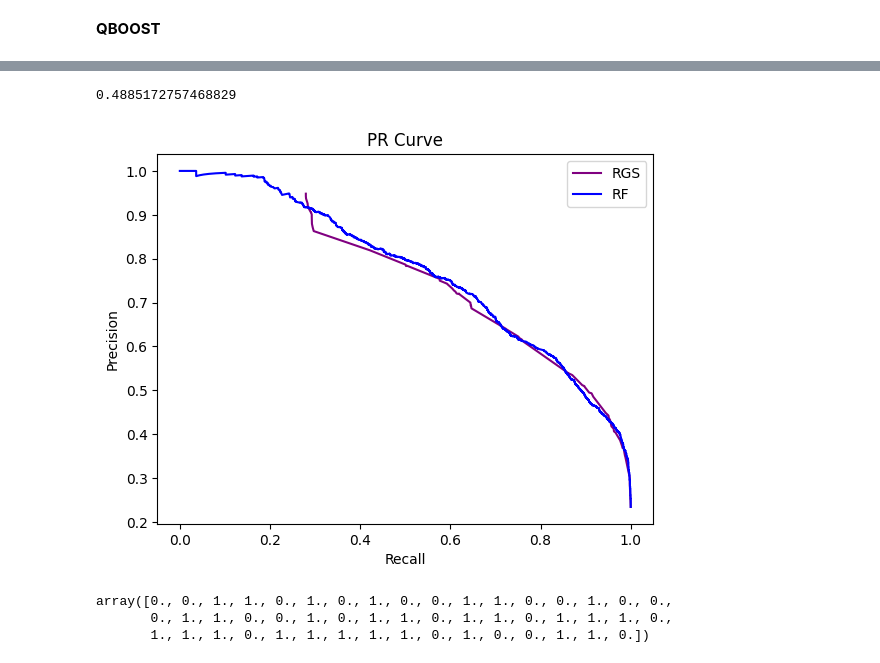
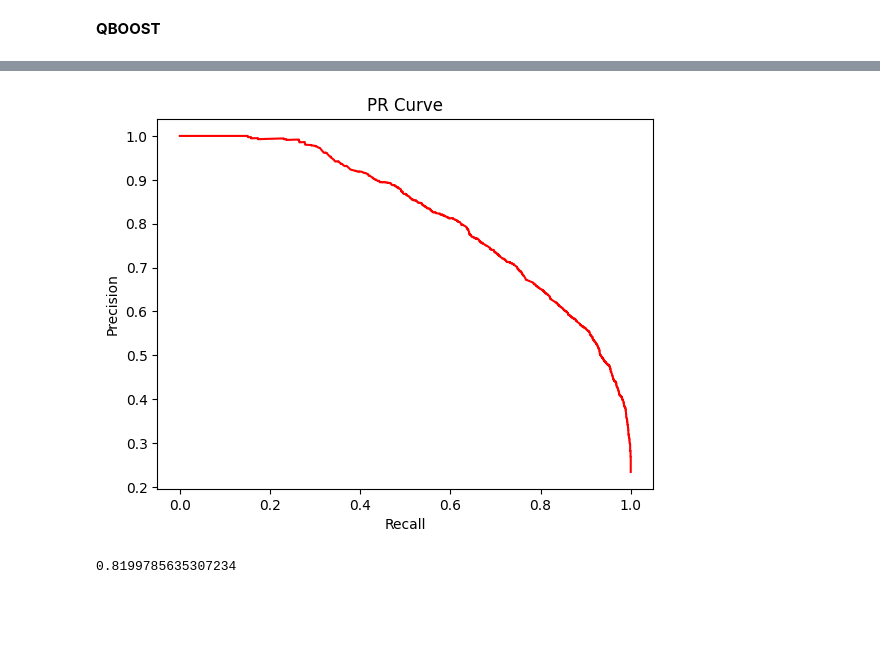
Before and after one commit to VZjunyang/SG_Code, a Jupyter notebook: RGS.ipynb, the cells around one changed output, grey strips where cells are left out. Drawn from its saved outputs; the diff is of its cells as text; code cells hidden in the pictures; blank space fills up the shorter version.

```diff
--- a/RGS.ipynb
+++ b/RGS.ipynb
@@ -342,0 +444,13 @@ KeyboardInterrupt:
+# %%
+# XGBoost
+
+dtrain = xgb.DMatrix(x_train, label=y_train)
+dtest = xgb.DMatrix(x_test, label=y_test)
+
+param = {'max_depth': 5, 'eta': 1, 'objective': 'binary:logistic'}
+param['nthread'] = 4
+param['eval_metric'] = 'auc'
+evallist = [(dtrain, 'train'), (dtest, 'eval')]
+# %%
+num_round = 10
+bst = xgb.train(param, dtrain, num_round, evallist)
@@ -343,5 +468,7 @@ KeyboardInterrupt:
 # %%
-y_pred = PredictRGS(L,w,x_test)
+y_score = bst.predict(dtest)
+y_pred = np.where(y_score > 0.5, 1, 0)
+
 cm = confusion_matrix(y_test, y_pred)
 sns.heatmap(cm, annot=True, cmap="Blues", fmt="d")
 # %% [output]
@@ -382,17 +477,15 @@ plt.show()
-# %%
-# AUC
-auc(rec, preci)
-# %% [output]
-0.4885172757468829
 # %%
-# Plotting PR curves of the RF and the RGS
+# PR Curve
+
+precision, recall, thresholds = precision_recall_curve(y_test, y_score)
 fig, ax  = plt.subplots()
-ax.plot(rec, preci, color = "purple", label = "RGS")
-ax.plot(recall, precision, color = "blue", label = "RF")
+ax.plot(recall, precision, color = "red")
 ax.set_xlabel("Recall")
 ax.set_ylabel("Precision")
 ax.set_title("PR Curve")
-ax.legend()
 plt.show()
+# AUC
+auc(recall, precision)
 # %% [output]
-[figure, old version]
+[figure, new version]
+0.8199785635307234
@@ -418,6 +491,0 @@ w = RGS(L,x_train,y_train,0)[0]
-# %%
-w
-# %% [output]
-array([0., 0., 1., 1., 0., 1., 0., 1., 0., 0., 1., 1., 0., 0., 1., 0., 0.,
-       0., 1., 1., 0., 0., 1., 0., 1., 1., 0., 1., 1., 0., 1., 1., 1., 0.,
-       1., 1., 1., 0., 1., 1., 1., 1., 1., 0., 1., 0., 0., 1., 1., 0.])
```
Also changed, not shown: parts of 27 cells of this notebook, 1 other file.
